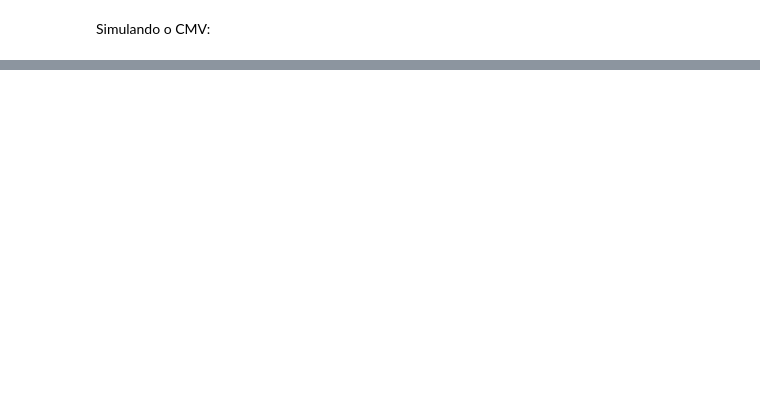
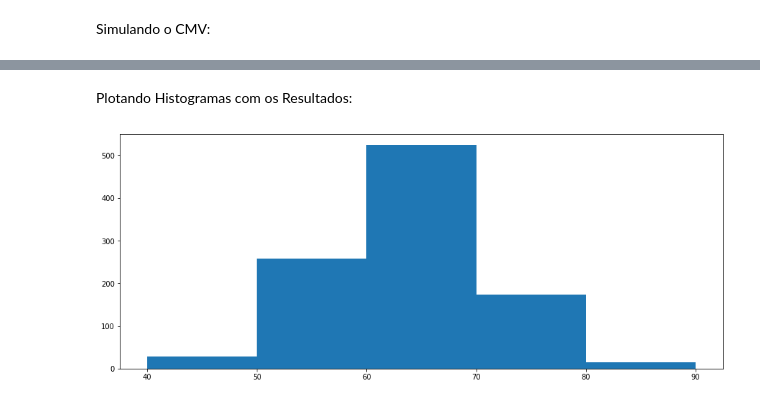
Before and after one commit to rigueti-bruno/Python-for-Finances, a Jupyter notebook: 15-Simulações de Monte Carlo/monte carlo-prevendo o lucro bruto.ipynb, the cells around one changed output, grey strips where cells are left out. Saved outputs shown, nothing was run; the diff lists cells and outputs as text; code cells hidden in the pictures; blank space fills up the shorter version.

```diff
--- a/15-Simulações de Monte Carlo/monte carlo-prevendo o lucro bruto.ipynb
+++ b/15-Simulações de Monte Carlo/monte carlo-prevendo o lucro bruto.ipynb
@@ -95,0 +98,6 @@ plt.show()
+# %%
+# Gerando o Lucro Bruto:
+lucro_bruto = receita + cmv
+# receita - valores para a receita simulados
+# cmv - valores simulados para o CMv
+lucro_bruto
@@ -95,0 +146,11 @@ plt.show()
+# %% [markdown]
+Plotando Histogramas com os Resultados:
+# %%
+# Lista com Elementos para as Classes:
+plt.figure(figsize=(15,6));
+plt.hist(lucro_bruto, bins = [40, 50, 60, 70, 80, 90]);
+plt.show()
+
+# bins=[40,50,60,70,80,90,100,110,120] - lista com os elementos que separarão as classes no eixo x
+# %% [output]
+[figure, added]
```
Also changed, not shown: parts of 12 cells of this notebook, 4 other files.
